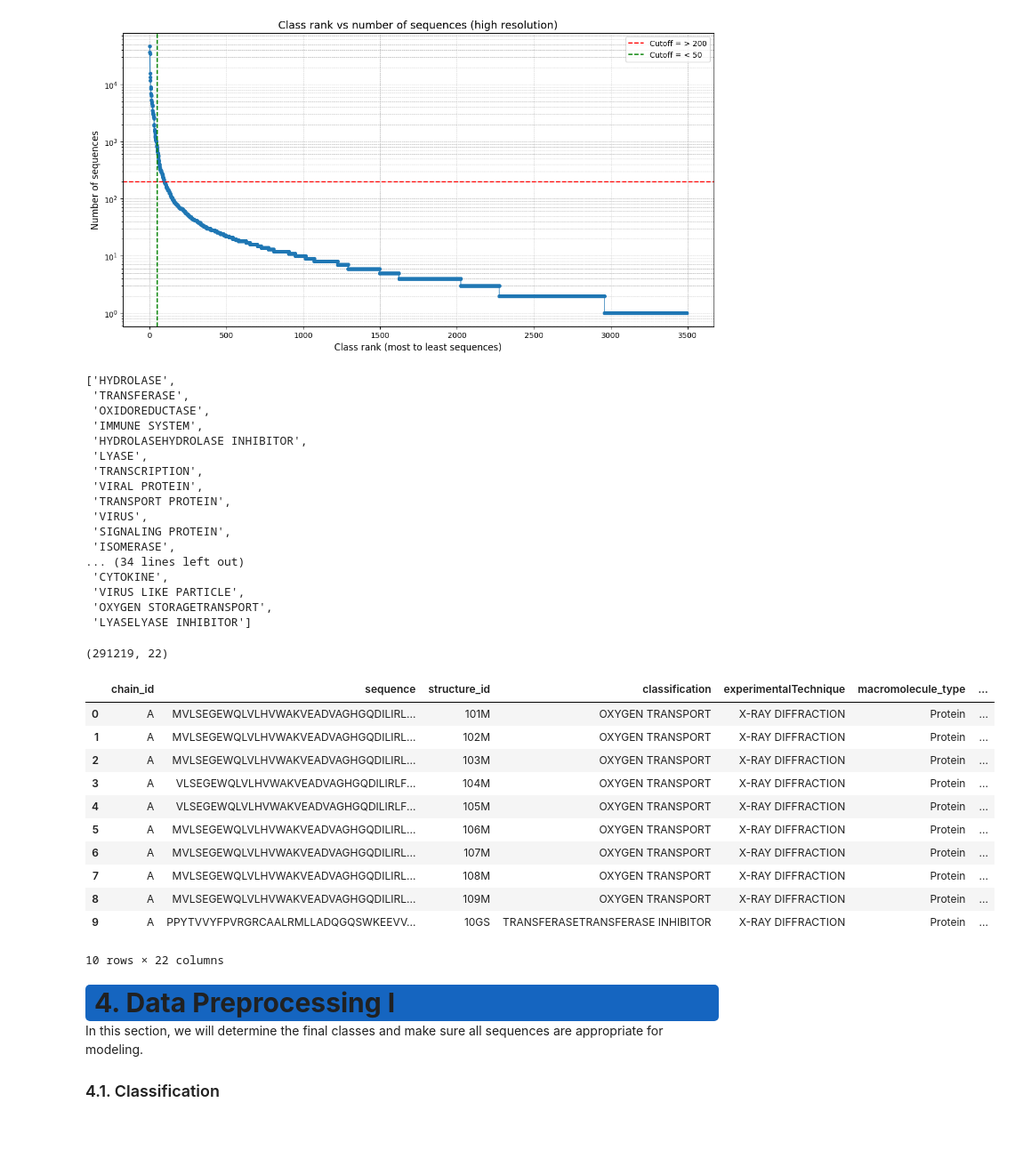
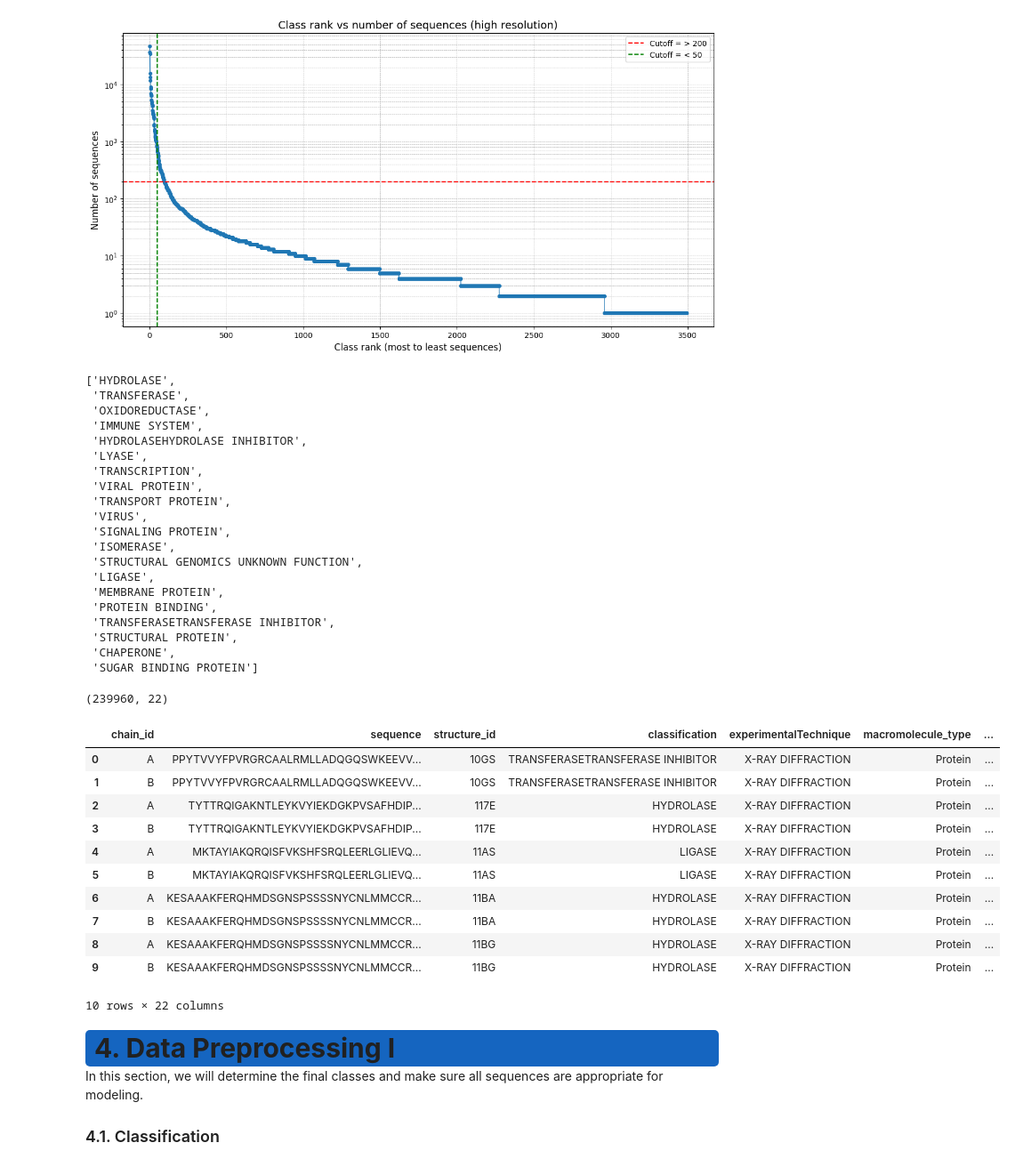
Before and after one commit to paul-london/Machine-Learning-Classification-of-Structural-Protein-Sequences-for-Drug-Discovery, a Jupyter notebook: Notebook.ipynb, the cells around one changed output. Shown at 89% size. Saved outputs shown, nothing was run; the diff lists cells and outputs as text; code cells hidden in the pictures; blank space fills up the shorter version.

```diff
--- a/Notebook.ipynb
+++ b/Notebook.ipynb
@@ -325,7 +342,7 @@ data = data.rename(columns={
 })
 
 # Change all classifications to lowercase (target variable)
-data['classification'] = data['classification'].lower()
+#data['classification'] = data['classification'].lower()
 
 data.info()
 data.head()
@@ -668,8 +685,9 @@ plt.show()
 # %% [output]
 [figure]
 # %%
-# Filter classes (currently top 50)
-top_classes = class_counts.head(50).index.tolist()
+# Filter classes (start with top 20)
+#top_classes = class_counts.head(50).index.tolist()
+top_classes = class_counts.head(20).index.tolist()
 top_classes
 # %% [output]
 ['HYDROLASE',
@@ -684,32 +702,38 @@ top_classes
  'VIRUS',
  'SIGNALING PROTEIN',
  'ISOMERASE',
-... (34 lines left out)
- 'CYTOKINE',
- 'VIRUS LIKE PARTICLE',
- 'OXYGEN STORAGETRANSPORT',
- 'LYASELYASE INHIBITOR']
+ 'STRUCTURAL GENOMICS UNKNOWN FUNCTION',
+ 'LIGASE',
+ 'MEMBRANE PROTEIN',
+ 'PROTEIN BINDING',
+ 'TRANSFERASETRANSFERASE INHIBITOR',
+ 'STRUCTURAL PROTEIN',
+ 'CHAPERONE',
+ 'SUGAR BINDING PROTEIN']
 # %%
 # When finished with final classes
 # top_classes = [...]  # list of your 50 chosen classes
 data_filtered = data[data['classification'].isin(top_classes)].reset_index(drop=True) # Do EDA on these (move above sequences section)
 
+# Save filtered csv
+data_filtered.to_csv("data_filtered.csv")
 
+# Check
 print(data_filtered.shape)
 data_filtered.head(10)
 # %% [output]
-(291219, 22)
+(239960, 22)
 |  | chain_id | sequence | structure_id | classification | experimentalTechnique | macromolecule_type | ... |
-| 0 | A | MVLSEGEWQLVLHVWAKVEADVAGHGQDILIRL... | 101M | OXYGEN TRANSPORT | X-RAY DIFFRACTION | Protein | ... |
-| 1 | A | MVLSEGEWQLVLHVWAKVEADVAGHGQDILIRL... | 102M | OXYGEN TRANSPORT | X-RAY DIFFRACTION | Protein | ... |
-| 2 | A | MVLSEGEWQLVLHVWAKVEADVAGHGQDILIRL... | 103M | OXYGEN TRANSPORT | X-RAY DIFFRACTION | Protein | ... |
-| 3 | A | VLSEGEWQLVLHVWAKVEADVAGHGQDILIRLF... | 104M | OXYGEN TRANSPORT | X-RAY DIFFRACTION | Protein | ... |
-| 4 | A | VLSEGEWQLVLHVWAKVEADVAGHGQDILIRLF... | 105M | OXYGEN TRANSPORT | X-RAY DIFFRACTION | Protein | ... |
-| 5 | A | MVLSEGEWQLVLHVWAKVEADVAGHGQDILIRL... | 106M | OXYGEN TRANSPORT | X-RAY DIFFRACTION | Protein | ... |
-| 6 | A | MVLSEGEWQLVLHVWAKVEADVAGHGQDILIRL... | 107M | OXYGEN TRANSPORT | X-RAY DIFFRACTION | Protein | ... |
-| 7 | A | MVLSEGEWQLVLHVWAKVEADVAGHGQDILIRL... | 108M | OXYGEN TRANSPORT | X-RAY DIFFRACTION | Protein | ... |
-| 8 | A | MVLSEGEWQLVLHVWAKVEADVAGHGQDILIRL... | 109M | OXYGEN TRANSPORT | X-RAY DIFFRACTION | Protein | ... |
-| 9 | A | PPYTVVYFPVRGRCAALRMLLADQGQSWKEEVV... | 10GS | TRANSFERASETRANSFERASE INHIBITOR | X-RAY DIFFRACTION | Protein | ... |
+| 0 | A | PPYTVVYFPVRGRCAALRMLLADQGQSWKEEVV... | 10GS | TRANSFERASETRANSFERASE INHIBITOR | X-RAY DIFFRACTION | Protein | ... |
+| 1 | B | PPYTVVYFPVRGRCAALRMLLADQGQSWKEEVV... | 10GS | TRANSFERASETRANSFERASE INHIBITOR | X-RAY DIFFRACTION | Protein | ... |
+| 2 | A | TYTTRQIGAKNTLEYKVYIEKDGKPVSAFHDIP... | 117E | HYDROLASE | X-RAY DIFFRACTION | Protein | ... |
+| 3 | B | TYTTRQIGAKNTLEYKVYIEKDGKPVSAFHDIP... | 117E | HYDROLASE | X-RAY DIFFRACTION | Protein | ... |
+| 4 | A | MKTAYIAKQRQISFVKSHFSRQLEERLGLIEVQ... | 11AS | LIGASE | X-RAY DIFFRACTION | Protein | ... |
+| 5 | B | MKTAYIAKQRQISFVKSHFSRQLEERLGLIEVQ... | 11AS | LIGASE | X-RAY DIFFRACTION | Protein | ... |
+| 6 | A | KESAAAKFERQHMDSGNSPSSSSNYCNLMMCCR... | 11BA | HYDROLASE | X-RAY DIFFRACTION | Protein | ... |
+| 7 | B | KESAAAKFERQHMDSGNSPSSSSNYCNLMMCCR... | 11BA | HYDROLASE | X-RAY DIFFRACTION | Protein | ... |
+| 8 | A | KESAAAKFERQHMDSGNSPSSSSNYCNLMMCCR... | 11BG | HYDROLASE | X-RAY DIFFRACTION | Protein | ... |
+| 9 | B | KESAAAKFERQHMDSGNSPSSSSNYCNLMMCCR... | 11BG | HYDROLASE | X-RAY DIFFRACTION | Protein | ... |
 10 rows × 22 columns
 # %% [markdown]
 <div style="width: 100%; background-color: #1565C0; text-align: left; font-size: 30px; padding: 10px; border-radius: 5px;">
```
Also changed, not shown: parts of 22 cells of this notebook.
